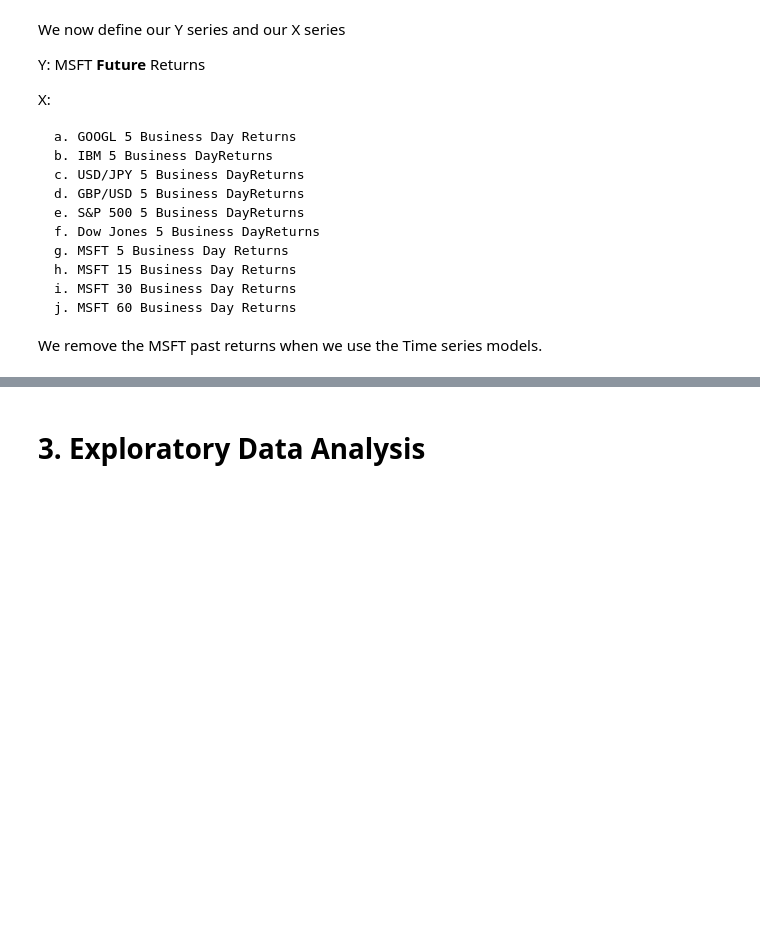
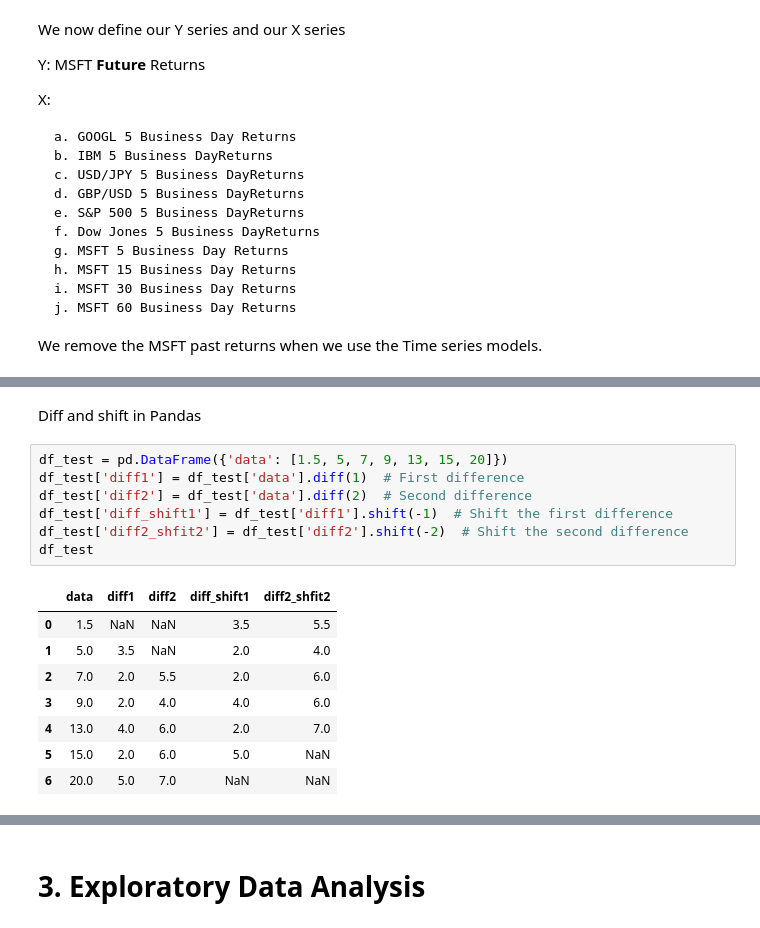
Before and after one commit to WentaoX/fin-ml, a Jupyter notebook: Chapter 5 - Sup. Learning - Regression and Time Series models/Case Study 1 - Stock Price Prediction/StockPricePrediction.ipynb, the cells around one changed output, grey strips where cells are left out. Drawn from its saved outputs; the diff is of its cells as text; blank space fills up the shorter version.

```diff
--- a/Chapter 5 - Sup. Learning - Regression and Time Series models/Case Study 1 - Stock Price Prediction/StockPricePrediction.ipynb
+++ b/Chapter 5 - Sup. Learning - Regression and Time Series models/Case Study 1 - Stock Price Prediction/StockPricePrediction.ipynb
@@ -261 +268,19 @@ We remove the MSFT past returns when we use the Time series models.
+# %% [markdown]
+Diff and shift in Pandas
+# %%
+df_test = pd.DataFrame({'data': [1.5, 5, 7, 9, 13, 15, 20]})
+df_test['diff1'] = df_test['data'].diff(1)  # First difference
+df_test['diff2'] = df_test['data'].diff(2)  # Second difference
+df_test['diff_shift1'] = df_test['diff1'].shift(-1)  # Shift the first difference
+df_test['diff2_shfit2'] = df_test['diff2'].shift(-2)  # Shift the second difference
+df_test
+# %% [output]
+|  | data | diff1 | diff2 | diff_shift1 | diff2_shfit2 |
+| 0 | 1.5 | NaN | NaN | 3.5 | 5.5 |
+| 1 | 5.0 | 3.5 | NaN | 2.0 | 4.0 |
+| 2 | 7.0 | 2.0 | 5.5 | 2.0 | 6.0 |
+| 3 | 9.0 | 2.0 | 4.0 | 4.0 | 6.0 |
+| 4 | 13.0 | 4.0 | 6.0 | 2.0 | 7.0 |
+| 5 | 15.0 | 2.0 | 6.0 | 5.0 | NaN |
+| 6 | 20.0 | 5.0 | 7.0 | NaN | NaN |
 # %%
```
Also changed, not shown: parts of 7 cells of this notebook.
